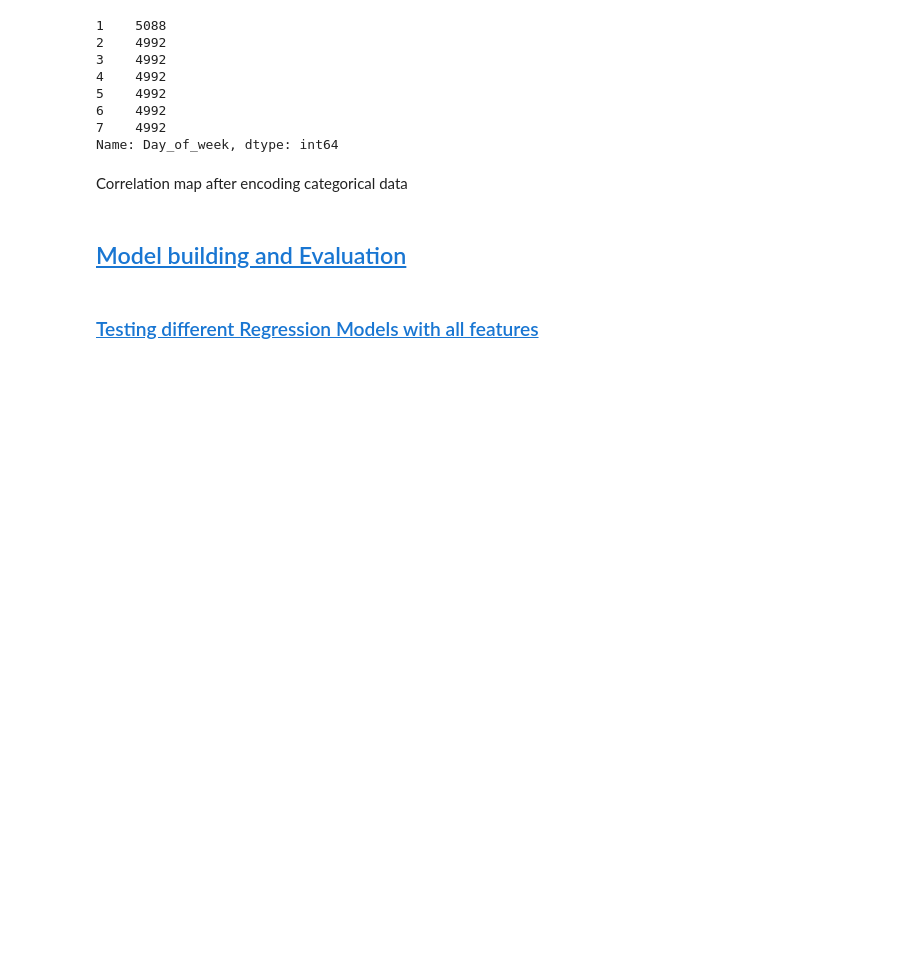
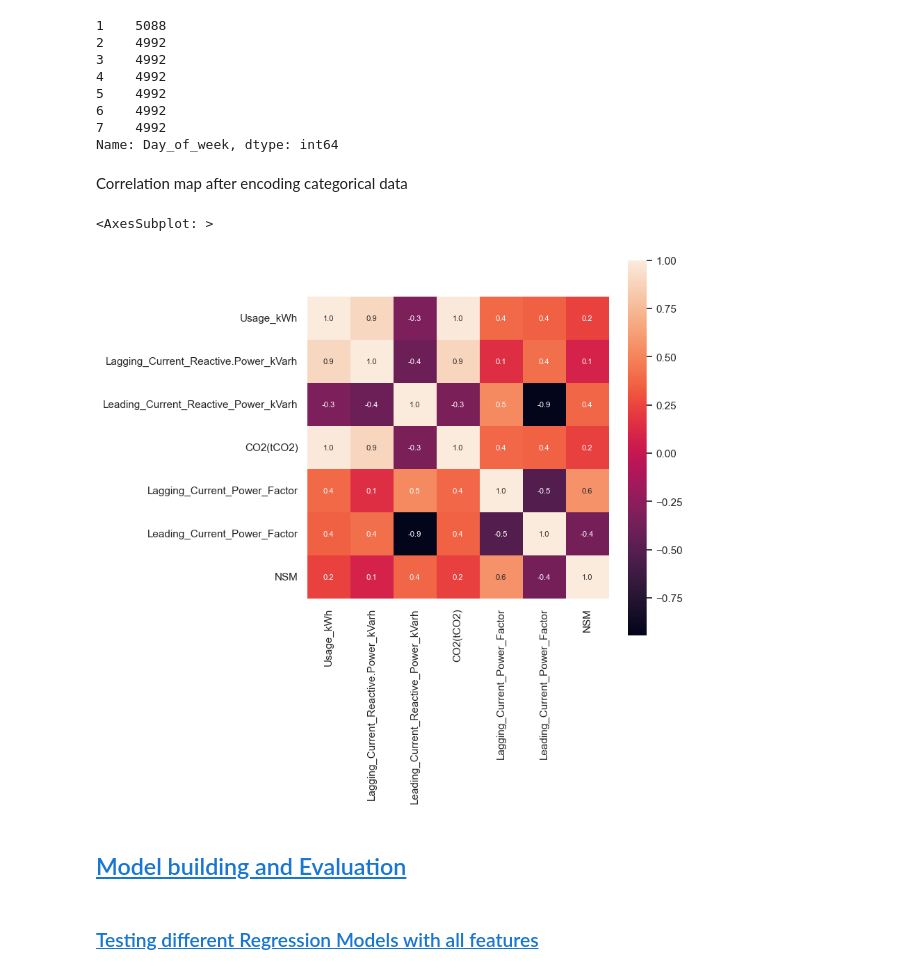
Before and after one commit to tea561/ML, a Jupyter notebook: Projekat1/proj1.ipynb, the cells around one changed output. Saved outputs shown, nothing was run; the diff lists cells and outputs as text; code cells hidden in the pictures; blank space fills up the shorter version.

```diff
--- a/Projekat1/proj1.ipynb
+++ b/Projekat1/proj1.ipynb
@@ -365,9 +421,12 @@ Name: Day_of_week, dtype: int64
 # %% [markdown]
 Correlation map after encoding categorical data
 # %%
-# correlation = data.corr(numeric_only=True)
-# plt.figure(figsize=(7,7))
-# sns.heatmap(correlation, cbar=True, square=True, fmt='.1f', annot=True, annot_kws={'size':8})
+correlation = data.corr(numeric_only=True)
+plt.figure(figsize=(7,7))
+sns.heatmap(correlation, cbar=True, square=True, fmt='.1f', annot=True, annot_kws={'size':8})
+# %% [output]
+<AxesSubplot: >
+[figure, added]
 # %%
 data = data.loc[:, data.columns != 'date']
 # %% [markdown]
```
Also changed, not shown: parts of 26 cells of this notebook.
